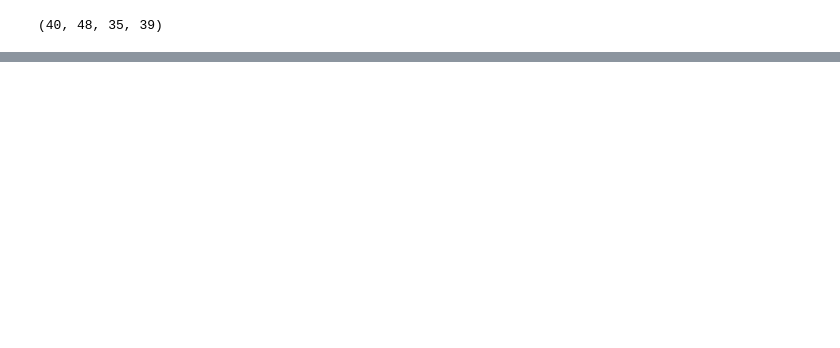
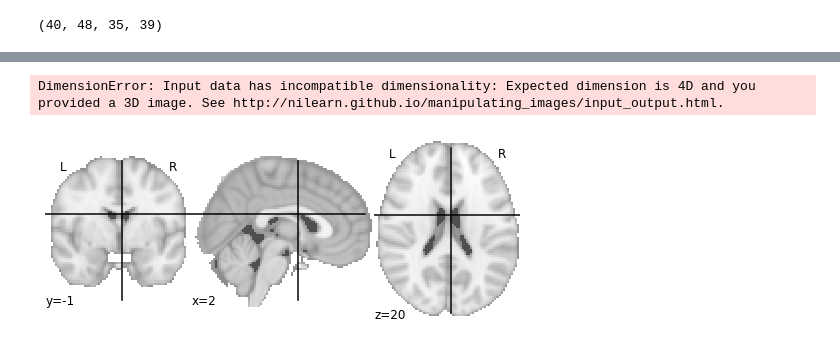
Before and after one commit to zhanghaoyue/stroke_preprocessing, a Jupyter notebook: PWI_map_test.ipynb, the cells around one changed output, grey strips where cells are left out. Cells and saved outputs as stored; diff of their text form; code cells hidden in the pictures; blank space fills up the shorter version.

```diff
--- a/PWI_map_test.ipynb
+++ b/PWI_map_test.ipynb
@@ -93,0 +85,7 @@ plotting.plot_stat_map(image.index_img(atlas_filename, 5),
+# %%
+display = plotting.plot_prob_atlas(test_img_1.slicer[:,:,:,25])
+display.add_overlay(ho)
+plotting.show()
+# %% [output]
+DimensionError: Input data has incompatible dimensionality: Expected dimension is 4D and you provided a 3D image. See http://nilearn.github.io/manipulating_images/input_output.html.
+[figure, added]
```
Also changed, not shown: parts of 21 cells of this notebook, 1 other file.
